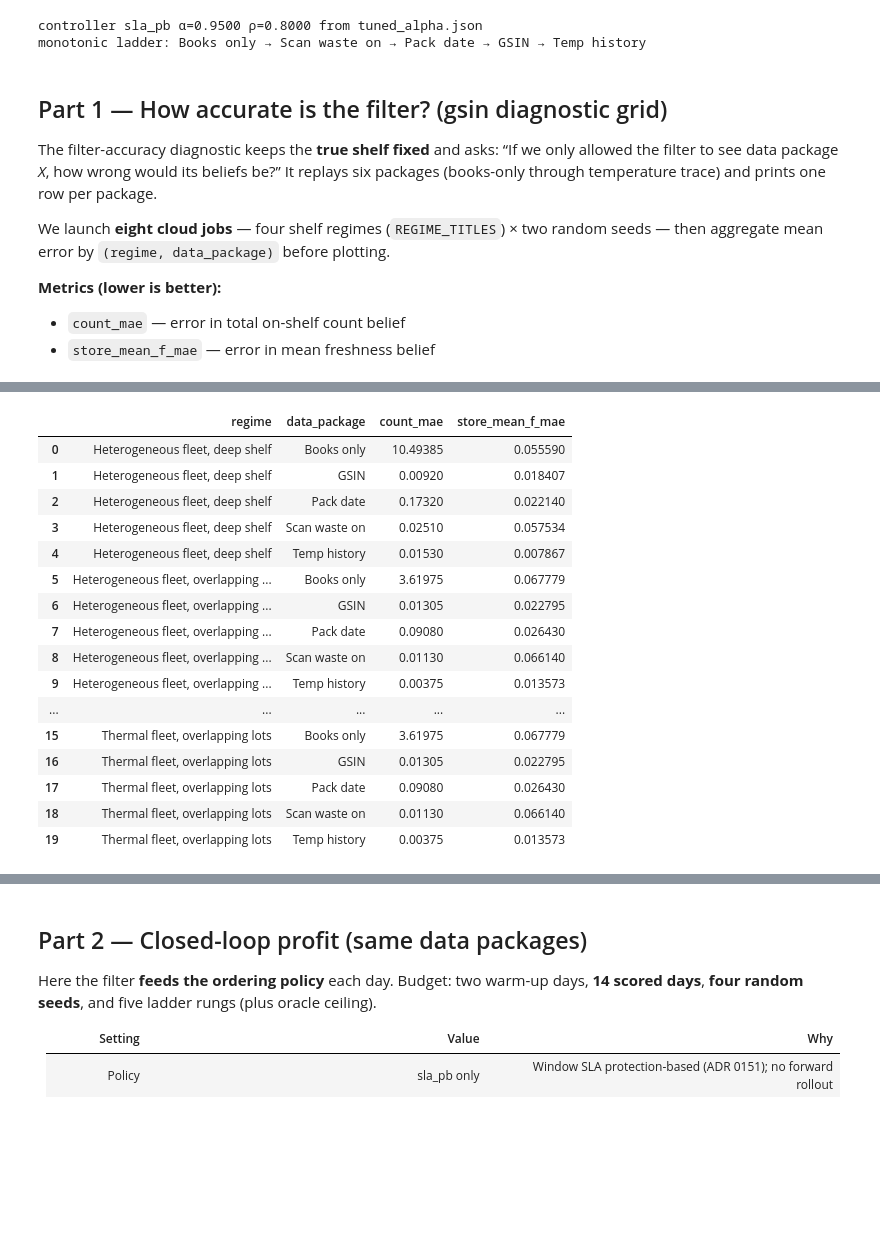
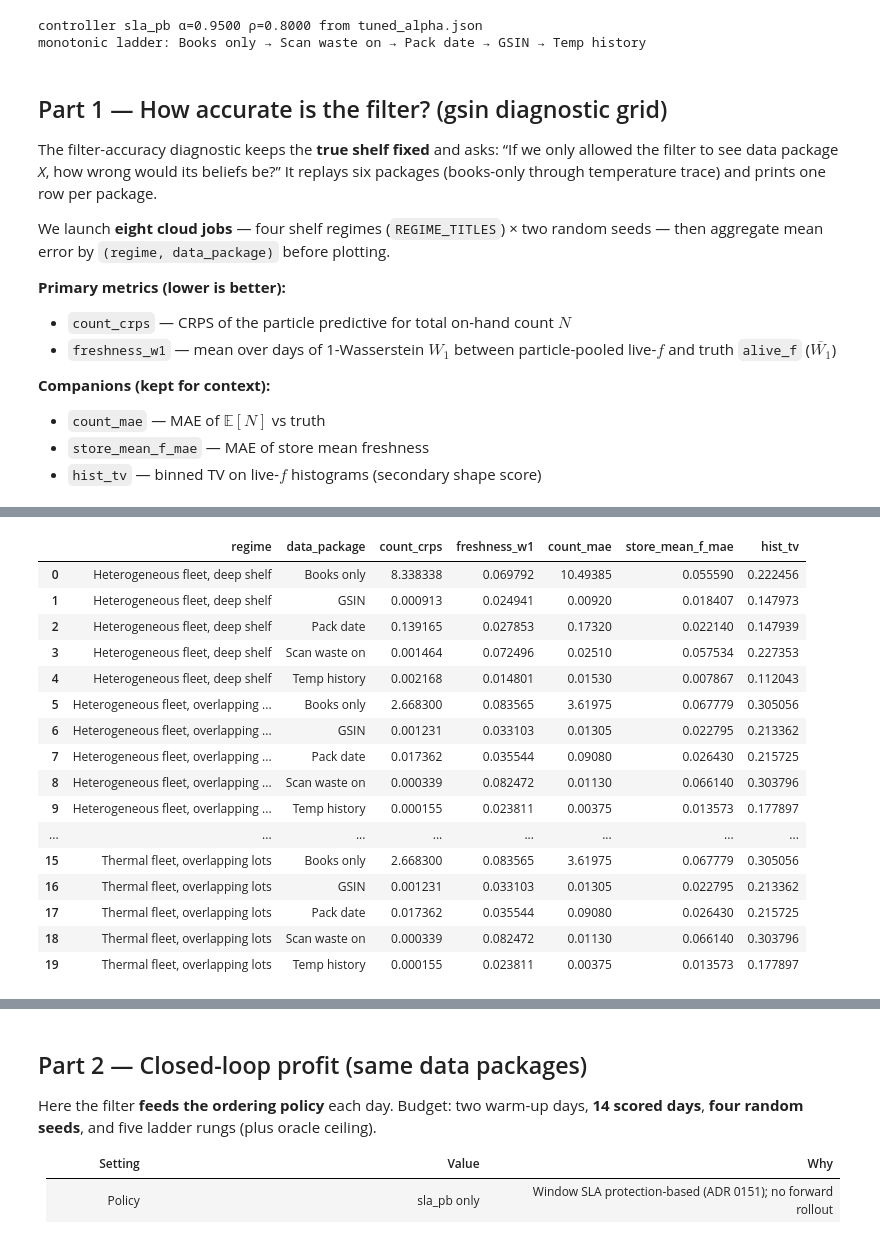
Before and after one commit to OliverEvans96/blueberries-voi, a Jupyter notebook: notebooks/17_prelim_channel_ladder.ipynb, the cells around one changed output, grey strips where cells are left out. Cells and saved outputs as stored; diff of their text form; code cells hidden in the pictures; blank space fills up the shorter version.

```diff
--- a/notebooks/17_prelim_channel_ladder.ipynb
+++ b/notebooks/17_prelim_channel_ladder.ipynb
@@ -158,9 +158,15 @@ package.
 We launch **eight cloud jobs** — four shelf regimes (`REGIME_TITLES`) × two random
 seeds — then aggregate mean error by `(regime, data_package)` before plotting.
 
-**Metrics (lower is better):**
-- `count_mae` — error in total on-shelf count belief
-- `store_mean_f_mae` — error in mean freshness belief
+**Primary metrics (lower is better):**
+- `count_crps` — CRPS of the particle predictive for total on-hand count $N$
+- `freshness_w1` — mean over days of 1-Wasserstein $W_1$ between particle-pooled
+  live-$f$ and truth `alive_f` ($\overline{W_1}$)
+
+**Companions (kept for context):**
+- `count_mae` — MAE of $\mathbb{E}[N]$ vs truth
+- `store_mean_f_mae` — MAE of store mean freshness
+- `hist_tv` — binned TV on live-$f$ histograms (secondary shape score)
 # %%
 filter_rows = run_batch(
     "gsin",
@@ -171,8 +177,15 @@ filter_rows = run_batch(
 filter_df = pd.DataFrame(filter_rows)
 filter_df = filter_df[filter_df["channel"].isin(MONOTONIC_LADDER_IDS)].copy()
 filter_df["data_package"] = filter_df["channel"].map(DATA_PACKAGE_LABELS)
+_BELIEF_METRIC_COLS = [
+    "count_crps",
+    "freshness_w1",
+    "count_mae",
+    "store_mean_f_mae",
+    "hist_tv",
+]
 filter_agg = (
-    filter_df.groupby(["regime", "data_package"], as_index=False)[["count_mae", "store_mean_f_mae"]]
+    filter_df.groupby(["regime", "data_package"], as_index=False)[_BELIEF_METRIC_COLS]
     .mean()
 )
 filter_agg
@@ -181,20 +194,20 @@ filter_agg
-|  | regime | data_package | count_mae | store_mean_f_mae |
-| 0 | Heterogeneous fleet, deep shelf | Books only | 10.49385 | 0.055590 |
-| 1 | Heterogeneous fleet, deep shelf | GSIN | 0.00920 | 0.018407 |
-| 2 | Heterogeneous fleet, deep shelf | Pack date | 0.17320 | 0.022140 |
-| 3 | Heterogeneous fleet, deep shelf | Scan waste on | 0.02510 | 0.057534 |
-| 4 | Heterogeneous fleet, deep shelf | Temp history | 0.01530 | 0.007867 |
-| 5 | Heterogeneous fleet, overlapping ... | Books only | 3.61975 | 0.067779 |
-| 6 | Heterogeneous fleet, overlapping ... | GSIN | 0.01305 | 0.022795 |
-| 7 | Heterogeneous fleet, overlapping ... | Pack date | 0.09080 | 0.026430 |
-| 8 | Heterogeneous fleet, overlapping ... | Scan waste on | 0.01130 | 0.066140 |
-| 9 | Heterogeneous fleet, overlapping ... | Temp history | 0.00375 | 0.013573 |
-| ... | ... | ... | ... | ... |
-| 15 | Thermal fleet, overlapping lots | Books only | 3.61975 | 0.067779 |
-| 16 | Thermal fleet, overlapping lots | GSIN | 0.01305 | 0.022795 |
-| 17 | Thermal fleet, overlapping lots | Pack date | 0.09080 | 0.026430 |
-| 18 | Thermal fleet, overlapping lots | Scan waste on | 0.01130 | 0.066140 |
-| 19 | Thermal fleet, overlapping lots | Temp history | 0.00375 | 0.013573 |
+|  | regime | data_package | count_crps | freshness_w1 | count_mae | store_mean_f_mae | hist_tv |
+| 0 | Heterogeneous fleet, deep shelf | Books only | 8.338338 | 0.069792 | 10.49385 | 0.055590 | 0.222456 |
+| 1 | Heterogeneous fleet, deep shelf | GSIN | 0.000913 | 0.024941 | 0.00920 | 0.018407 | 0.147973 |
+| 2 | Heterogeneous fleet, deep shelf | Pack date | 0.139165 | 0.027853 | 0.17320 | 0.022140 | 0.147939 |
+| 3 | Heterogeneous fleet, deep shelf | Scan waste on | 0.001464 | 0.072496 | 0.02510 | 0.057534 | 0.227353 |
+| 4 | Heterogeneous fleet, deep shelf | Temp history | 0.002168 | 0.014801 | 0.01530 | 0.007867 | 0.112043 |
+| 5 | Heterogeneous fleet, overlapping ... | Books only | 2.668300 | 0.083565 | 3.61975 | 0.067779 | 0.305056 |
+| 6 | Heterogeneous fleet, overlapping ... | GSIN | 0.001231 | 0.033103 | 0.01305 | 0.022795 | 0.213362 |
+| 7 | Heterogeneous fleet, overlapping ... | Pack date | 0.017362 | 0.035544 | 0.09080 | 0.026430 | 0.215725 |
+| 8 | Heterogeneous fleet, overlapping ... | Scan waste on | 0.000339 | 0.082472 | 0.01130 | 0.066140 | 0.303796 |
+| 9 | Heterogeneous fleet, overlapping ... | Temp history | 0.000155 | 0.023811 | 0.00375 | 0.013573 | 0.177897 |
+| ... | ... | ... | ... | ... | ... | ... | ... |
+| 15 | Thermal fleet, overlapping lots | Books only | 2.668300 | 0.083565 | 3.61975 | 0.067779 | 0.305056 |
+| 16 | Thermal fleet, overlapping lots | GSIN | 0.001231 | 0.033103 | 0.01305 | 0.022795 | 0.213362 |
+| 17 | Thermal fleet, overlapping lots | Pack date | 0.017362 | 0.035544 | 0.09080 | 0.026430 | 0.215725 |
+| 18 | Thermal fleet, overlapping lots | Scan waste on | 0.000339 | 0.082472 | 0.01130 | 0.066140 | 0.303796 |
+| 19 | Thermal fleet, overlapping lots | Temp history | 0.000155 | 0.023811 | 0.00375 | 0.013573 | 0.177897 |
 # %%
 plot_filter = (
     filter_agg.set_index(["regime", "data_package"])
```
Also changed, not shown: parts of 6 cells of this notebook, 5 other files.
